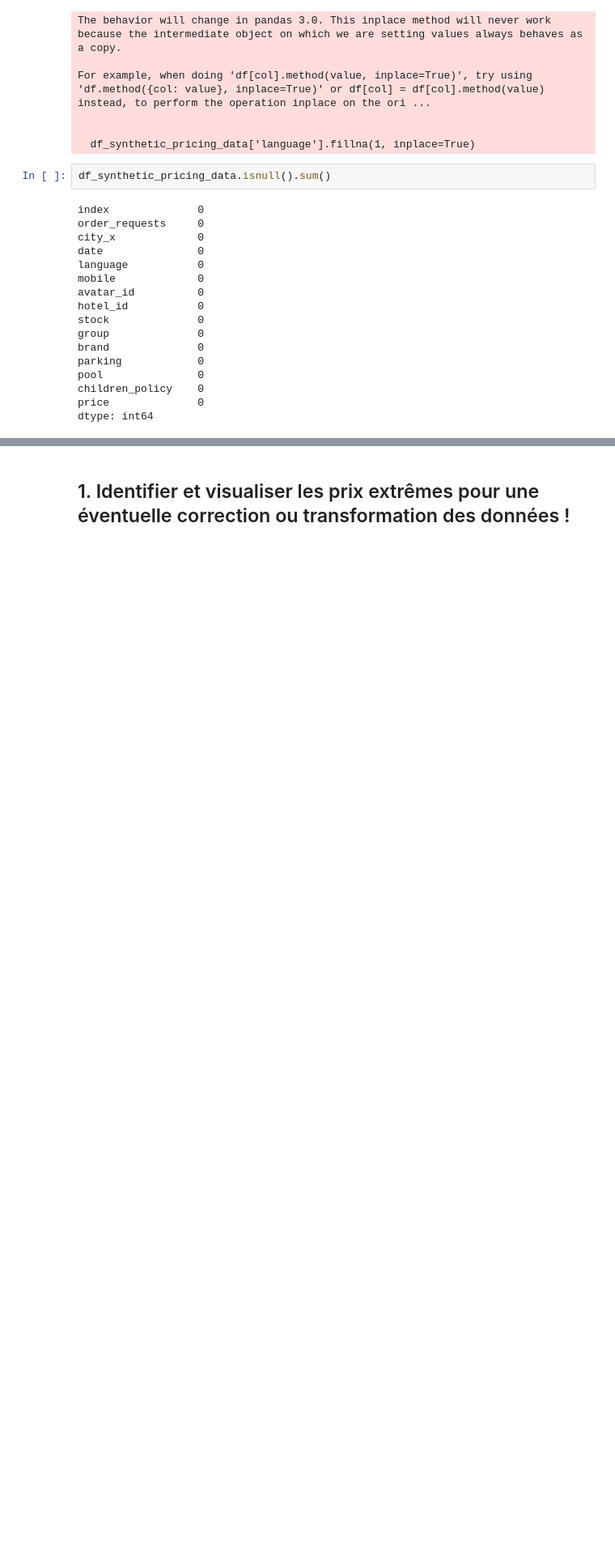
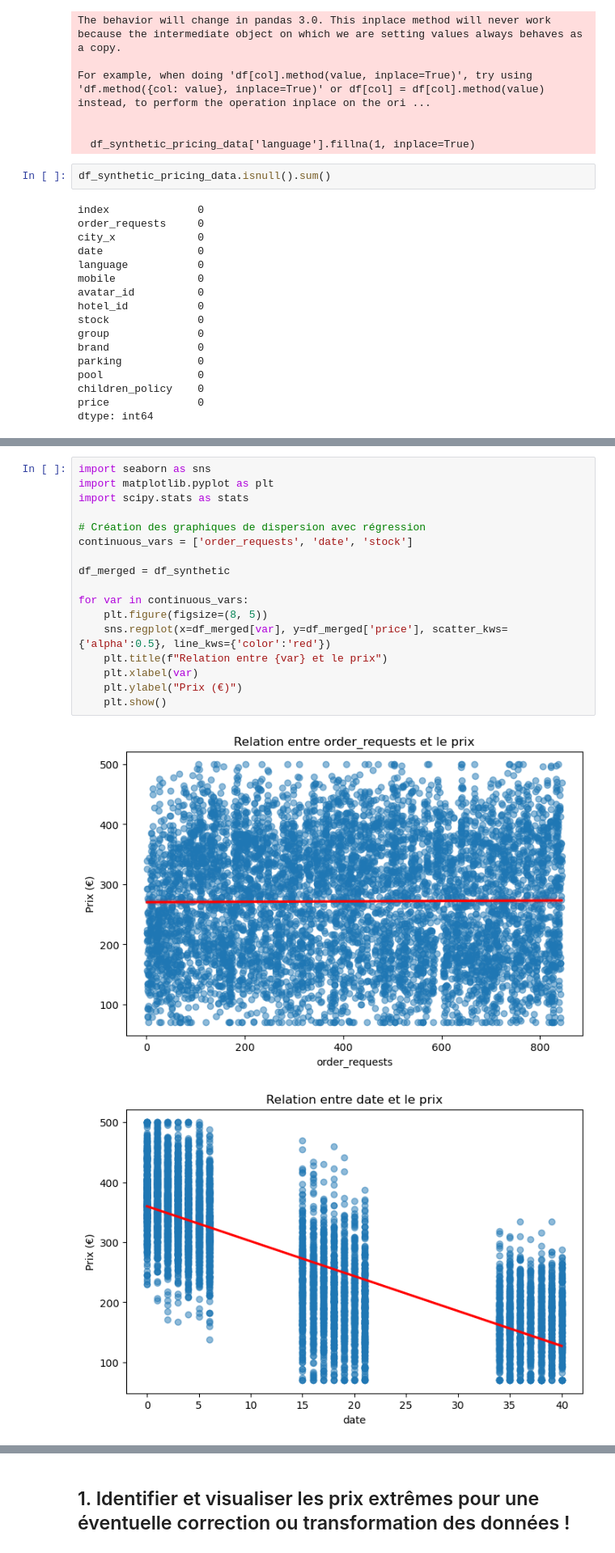
Before and after one commit to Ousmane-BA100/hotel_price_prediction, a Jupyter notebook: Modelisation/model.ipynb, the cells around one changed output, grey strips where cells are left out. Shown at 81% size. Drawn from its saved outputs; the diff is of its cells as text; blank space fills up the shorter version.

```diff
--- a/Modelisation/model.ipynb
+++ b/Modelisation/model.ipynb
@@ -98,0 +214,20 @@ dtype: int64
+# %%
+import seaborn as sns
+import matplotlib.pyplot as plt
+import scipy.stats as stats
+
+# Création des graphiques de dispersion avec régression
+continuous_vars = ['order_requests', 'date', 'stock']
+
+df_merged = df_synthetic
+
+for var in continuous_vars:
+    plt.figure(figsize=(8, 5))
+    sns.regplot(x=df_merged[var], y=df_merged['price'], scatter_kws={'alpha':0.5}, line_kws={'color':'red'})
+    plt.title(f"Relation entre {var} et le prix")
+    plt.xlabel(var)
+    plt.ylabel("Prix (€)")
+    plt.show()
+# %% [output]
+[figure, added]
+[figure, added]
```
Also changed, not shown: parts of 16 cells of this notebook, 5 other files.
